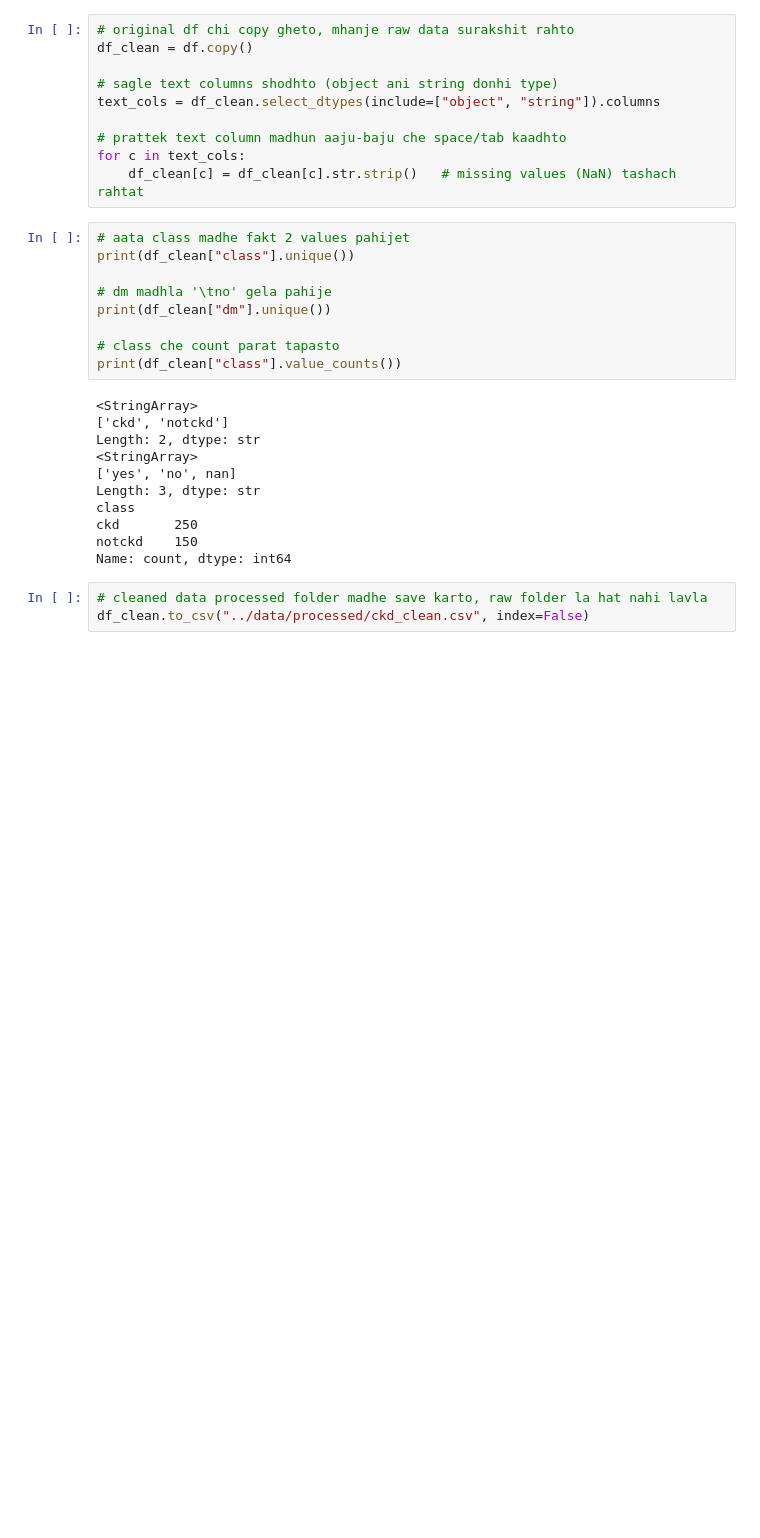
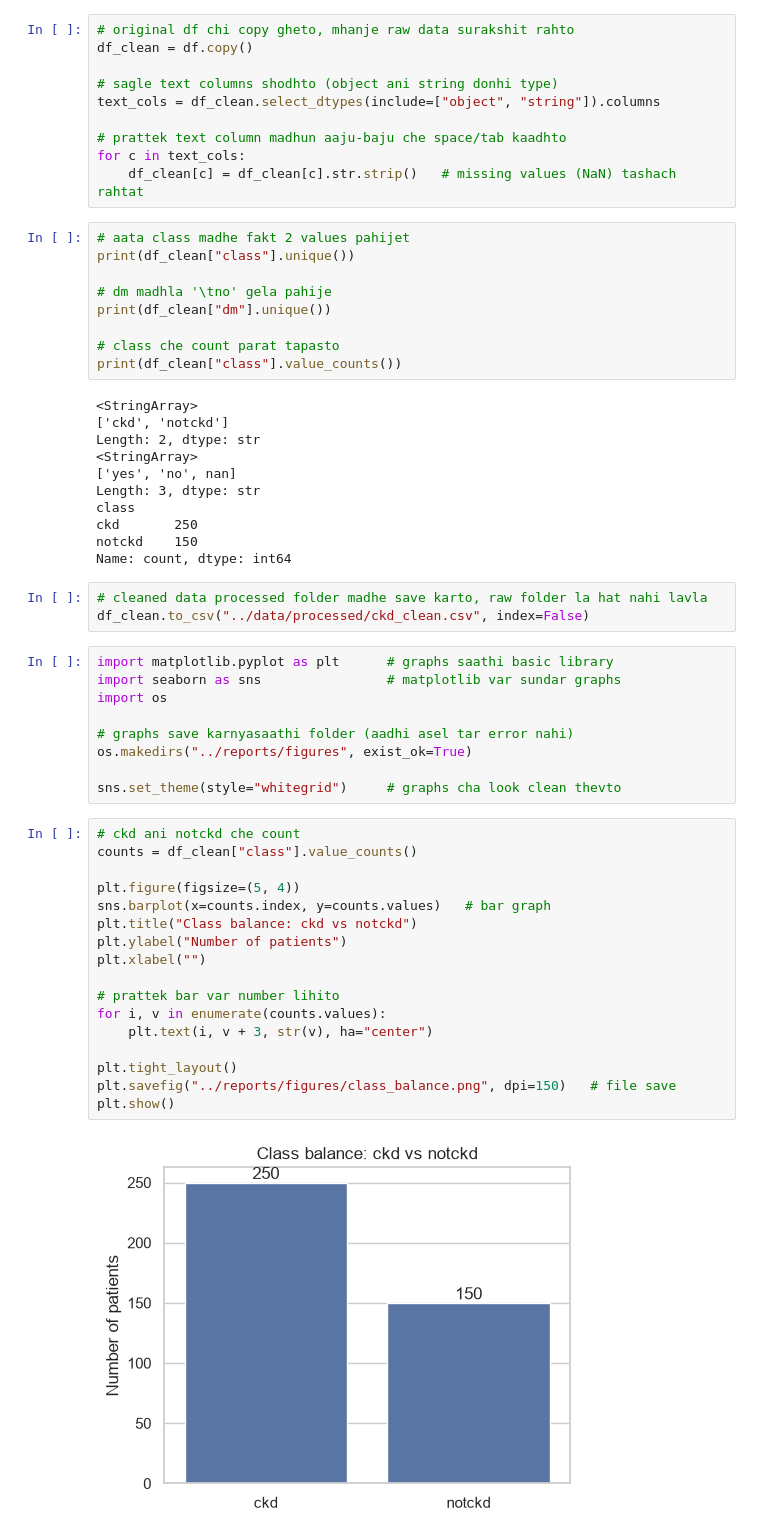
Before and after one commit to Bhumikabhalekar/ckd-copilot, a Jupyter notebook: notebooks/01_eda.ipynb, the cells around one changed output. Drawn from its saved outputs; the diff is of its cells as text; blank space fills up the shorter version.

```diff
--- a/notebooks/01_eda.ipynb
+++ b/notebooks/01_eda.ipynb
@@ -154,3 +158,31 @@ Name: count, dtype: int64
 # %%
 # cleaned data processed folder madhe save karto, raw folder la hat nahi lavla
 df_clean.to_csv("../data/processed/ckd_clean.csv", index=False)
+# %%
+import matplotlib.pyplot as plt      # graphs saathi basic library
+import seaborn as sns                # matplotlib var sundar graphs
+import os
+
+# graphs save karnyasaathi folder (aadhi asel tar error nahi)
+os.makedirs("../reports/figures", exist_ok=True)
+
+sns.set_theme(style="whitegrid")     # graphs cha look clean thevto
+# %%
+# ckd ani notckd che count
+counts = df_clean["class"].value_counts()
+
+plt.figure(figsize=(5, 4))
+sns.barplot(x=counts.index, y=counts.values)   # bar graph
+plt.title("Class balance: ckd vs notckd")
+plt.ylabel("Number of patients")
+plt.xlabel("")
+
+# prattek bar var number lihito
+for i, v in enumerate(counts.values):
+    plt.text(i, v + 3, str(v), ha="center")
+
+plt.tight_layout()
+plt.savefig("../reports/figures/class_balance.png", dpi=150)   # file save
+plt.show()
+# %% [output]
+[figure, added]
```
Also changed, not shown: parts of 4 cells of this notebook.
